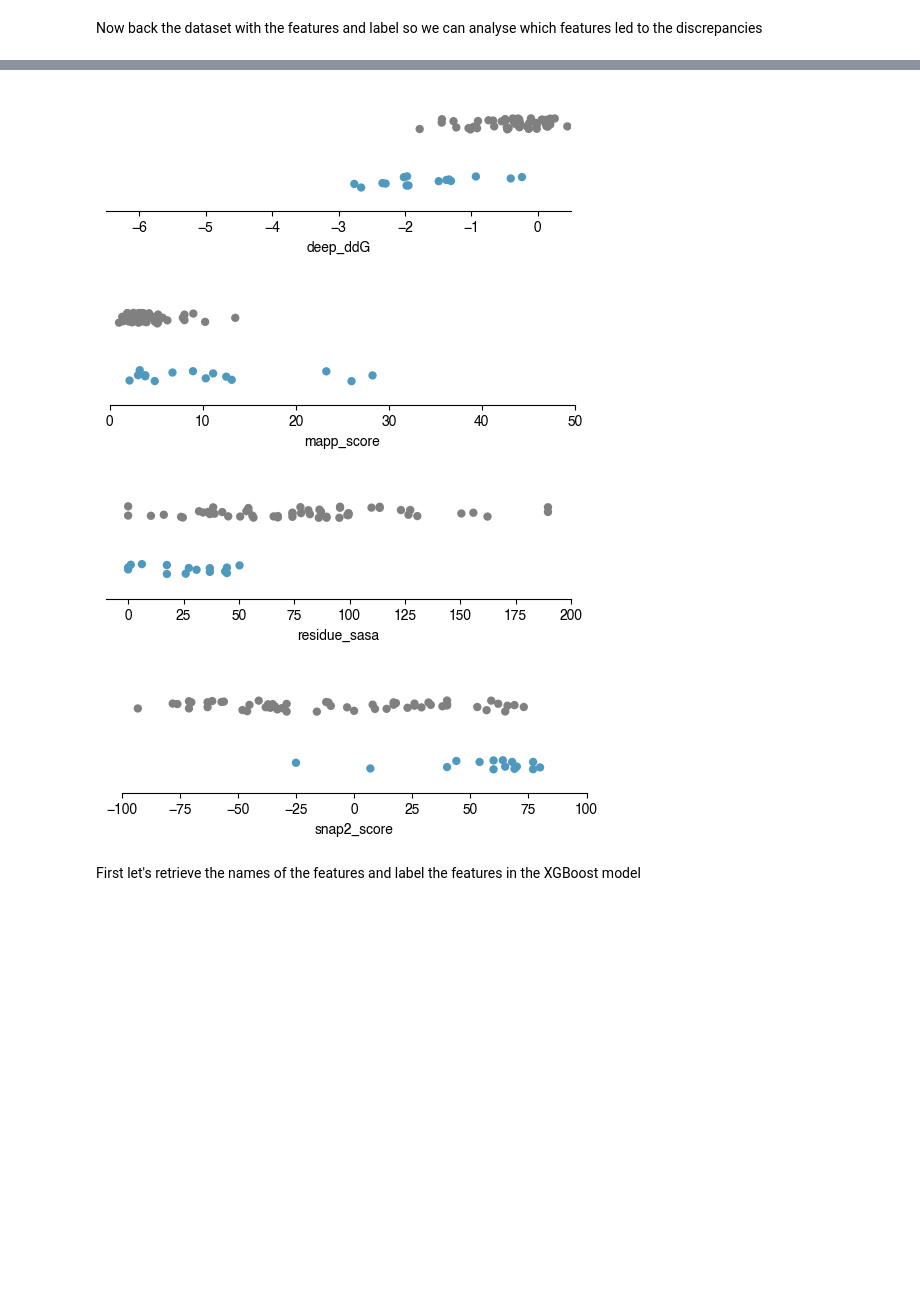
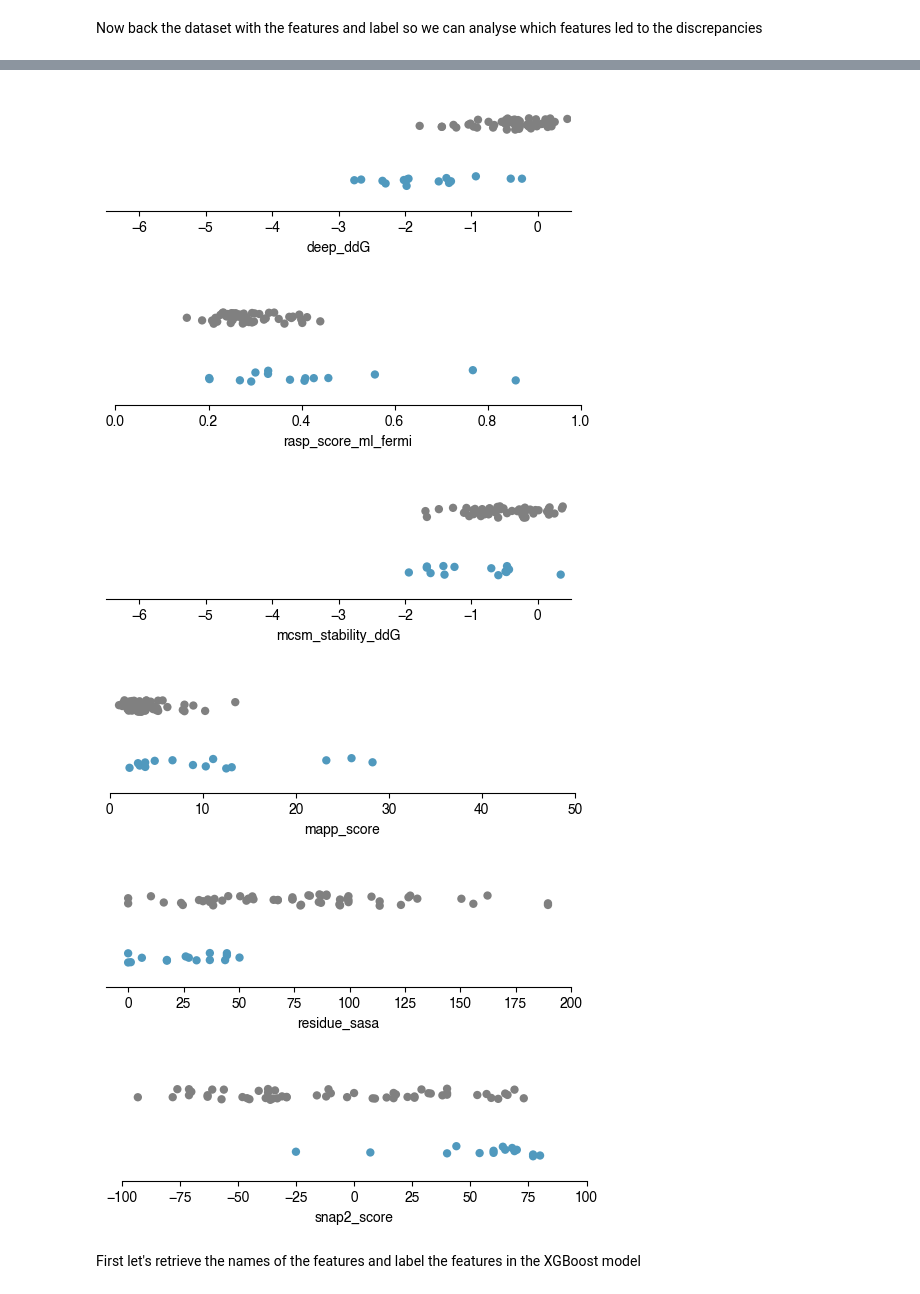
Before and after one commit to fowler-lab/predict-pyrazinamide-resistance, a Jupyter notebook: 11-create-figure-4.ipynb, the cells around one changed output, grey strips where cells are left out. Cells and saved outputs as stored; diff of their text form; code cells hidden in the pictures; blank space fills up the shorter version.

```diff
--- a/11-create-figure-4.ipynb
+++ b/11-create-figure-4.ipynb
@@ -11,6 +11,8 @@ import xgboost
 
 from skops.io import load
 
+pandas.options.display.max_columns = 999
+
 pathlib.Path('pdf/figure-4').mkdir(exist_ok=True)
 # %% [markdown]
 ### Setup
@@ -167,40 +197,60 @@ axes.spines['top'].set_visible(False)
 axes.spines['left'].set_visible(False)
 axes.get_yaxis().set_visible(False)
 fig.savefig('pdf/figure-4/fig-4-discrepancy-me-deepDDG.pdf', bbox_inches='tight', transparent=True)
+
+fig,axes=plt.subplots(1,1,figsize=(6,1.5))
+axes = seaborn.stripplot(data=df[df.label.isin(['me','S'])], x='rasp_score_ml_fermi', y='label', order = ['S','me'], size=6, palette={'me':'#5099be', 'S':'grey'})
+axes.set_xlim([0,1])
+axes.spines['right'].set_visible(False)
+axes.spines['top'].set_visible(False)
+axes.spines['left'].set_visible(False)
+axes.get_yaxis().set_visible(False)
+fig.savefig('pdf/figure-4/fig-4-discrepancy-me-rasp.pdf', bbox_inches='tight', transparent=True)
+
+fig,axes=plt.subplots(1,1,figsize=(6,1.5))
+axes = seaborn.stripplot(data=df[df.label.isin(['me','S'])], x='mcsm_stability_ddG', y='label', order = ['S','me'], size=6, palette={'me':'#5099be', 'S':'grey'})
+axes.set_xlim([-6.5,0.5])
+axes.spines['right'].set_visible(False)
+axes.spines['top'].set_visible(False)
+axes.spines['left'].set_visible(False)
+axes.get_yaxis().set_visible(False)
+fig.savefig('pdf/figure-4/fig-4-discrepancy-me-mcsm_ddG.pdf', bbox_inches='tight', transparent=True)
 
 
 fig,axes=plt.subplots(1,1,figsize=(6,1.5))
 axes = seaborn.stripplot(data=df[df.label.isin(['me','S'])], x='mapp_score', y='label', order = ['S','me'], size=6, palette={'me':'#5099be', 'S':'grey'})
 axes.set_xlim([0,50])
 axes.spines['right'].set_visible(False)
 axes.spines['top'].set_visible(False)
 axes.spines['left'].set_visible(False)
 axes.get_yaxis().set_visible(False)
 fig.savefig('pdf/figure-4/fig-4-discrepancy-me-mapp.pdf', bbox_inches='tight', transparent=True)
 
 
 fig,axes=plt.subplots(1,1,figsize=(6,1.5))
 axes = seaborn.stripplot(data=df[df.label.isin(['me','S'])], x='residue_sasa', y='label', order = ['S','me'], size=6, palette={'me':'#5099be', 'S':'grey'})
 axes.set_xlim([-10,200])
 axes.spines['right'].set_visible(False)
 axes.spines['top'].set_visible(False)
 axes.spines['left'].set_visible(False)
 axes.get_yaxis().set_visible(False)
 fig.savefig('pdf/figure-4/fig-4-discrepancy-me-sasa.pdf', bbox_inches='tight', transparent=True)
 
 fig,axes=plt.subplots(1,1,figsize=(6,1.5))
 axes = seaborn.stripplot(data=df[df.label.isin(['me','S'])], x='snap2_score', y='label', order = ['S','me'], size=6, palette={'me':'#5099be', 'S':'grey'})
 axes.set_xlim([-100,100])
 axes.spines['right'].set_visible(False)
 axes.spines['top'].set_visible(False)
 axes.spines['left'].set_visible(False)
 axes.get_yaxis().set_visible(False)
 fig.savefig('pdf/figure-4/fig-4-discrepancy-me-snap2.pdf', bbox_inches='tight', transparent=True)
 # %% [output]
-[figure, old version]
+[figure, new version]
-[figure, old version]
+[figure, new version]
-[figure, old version]
+[figure, new version]
-[figure, old version]
+[figure, new version]
+[figure, added]
+[figure, added]
 # %% [markdown]
 First let's retrieve the names of the features and label the features in the XGBoost model
 # %%
```
Also changed, not shown: parts of 5 cells of this notebook, 31 other files.
